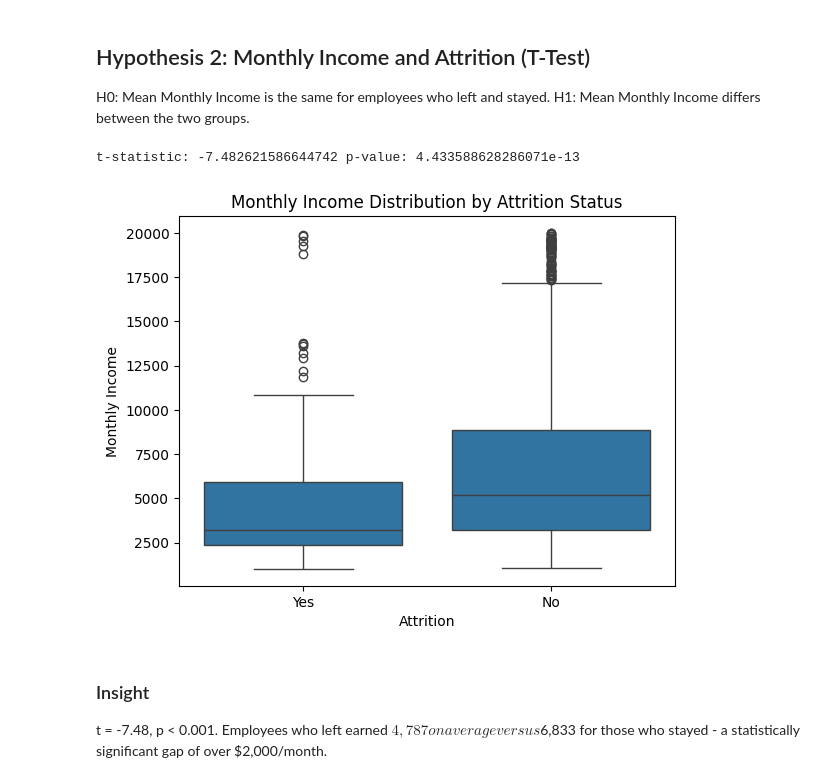
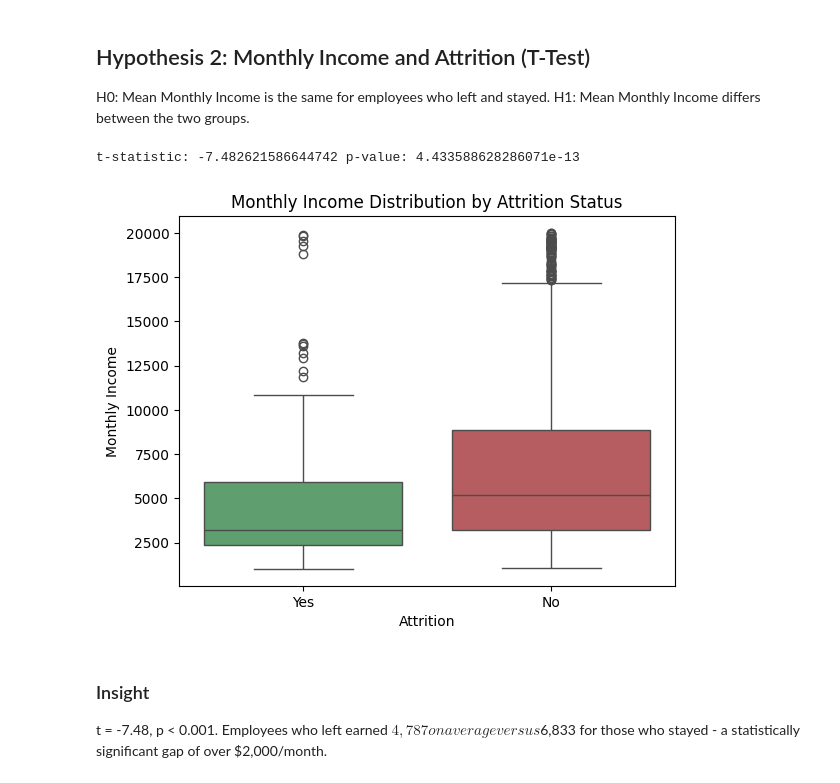
Before and after one commit to dishitak813/HR-Analytics-Tableau, a Jupyter notebook: hr_attrition_analysis.ipynb, the cells around one changed output. Saved outputs shown, nothing was run; the diff lists cells and outputs as text; code cells hidden in the pictures.

```diff
--- a/hr_attrition_analysis.ipynb
+++ b/hr_attrition_analysis.ipynb
@@ -49,16 +52,16 @@ H1: Mean Monthly Income differs between the two groups.
 # %%
 left = df[df['Attrition'] == 'Yes']['Monthly Income']
 stayed = df[df['Attrition'] == 'No']['Monthly Income']
 
 t_stat, p_value = stats.ttest_ind(left, stayed, equal_var=False)
 print('t-statistic:', t_stat, 'p-value:', p_value)
 
-sns.boxplot(x='Attrition', y='Monthly Income', data=df)
+sns.boxplot(x='Attrition', y='Monthly Income', data=df, hue='Attrition', palette=['#55A868','#C44E52'], legend=False)
 plt.title("Monthly Income Distribution by Attrition Status")
 plt.show()
 # %% [output]
 t-statistic: -7.482621586644742 p-value: 4.433588628286071e-13
-[figure, old version]
+[figure, new version]
 # %% [markdown]
 ### Insight
 t = -7.48, p < 0.001. Employees who left earned $4,787 on average versus $6,833 for those who stayed - a statistically significant gap of over $2,000/month.
```
Also changed, not shown: parts of 2 cells of this notebook.
